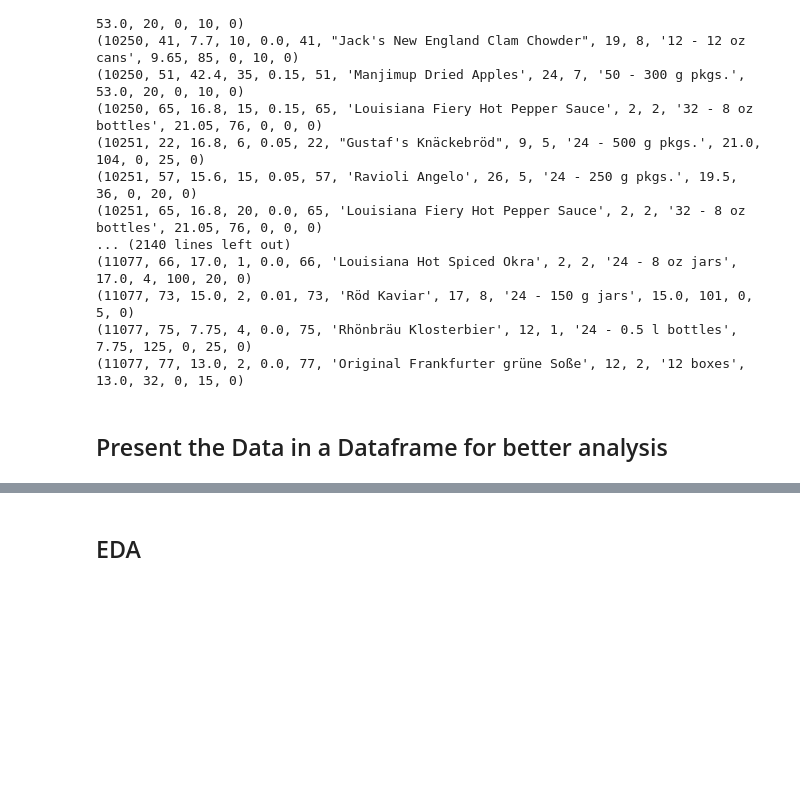
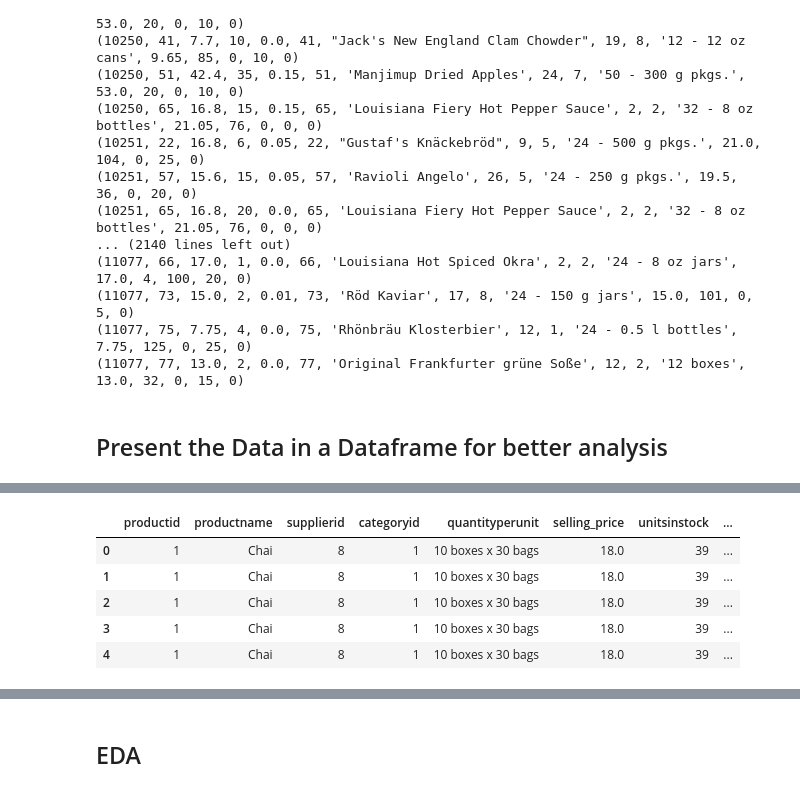
Before and after one commit to georgembugua00/NorthWind_Traders, a Jupyter notebook: northwind_analysis.ipynb, the cells around one changed output, grey strips where cells are left out. Cells and saved outputs as stored; diff of their text form; code cells hidden in the pictures; blank space fills up the shorter version.

```diff
--- a/northwind_analysis.ipynb
+++ b/northwind_analysis.ipynb
@@ -182,3 +191,13 @@ products_orders
+# %%
+products_orders = pd.merge(left=products,right=orders,how='inner',on='productid')
+products_orders.head()
+# %% [output]
+|  | productid | productname | supplierid | categoryid | quantityperunit | selling_price | unitsinstock | ... |
+| 0 | 1 | Chai | 8 | 1 | 10 boxes x 30 bags | 18.0 | 39 | ... |
+| 1 | 1 | Chai | 8 | 1 | 10 boxes x 30 bags | 18.0 | 39 | ... |
+| 2 | 1 | Chai | 8 | 1 | 10 boxes x 30 bags | 18.0 | 39 | ... |
+| 3 | 1 | Chai | 8 | 1 | 10 boxes x 30 bags | 18.0 | 39 | ... |
+| 4 | 1 | Chai | 8 | 1 | 10 boxes x 30 bags | 18.0 | 39 | ... |
 # %%
 # Drop all irrelevant columns
 products_orders.columns
```
Also changed, not shown: parts of 17 cells of this notebook, 2 other files.
